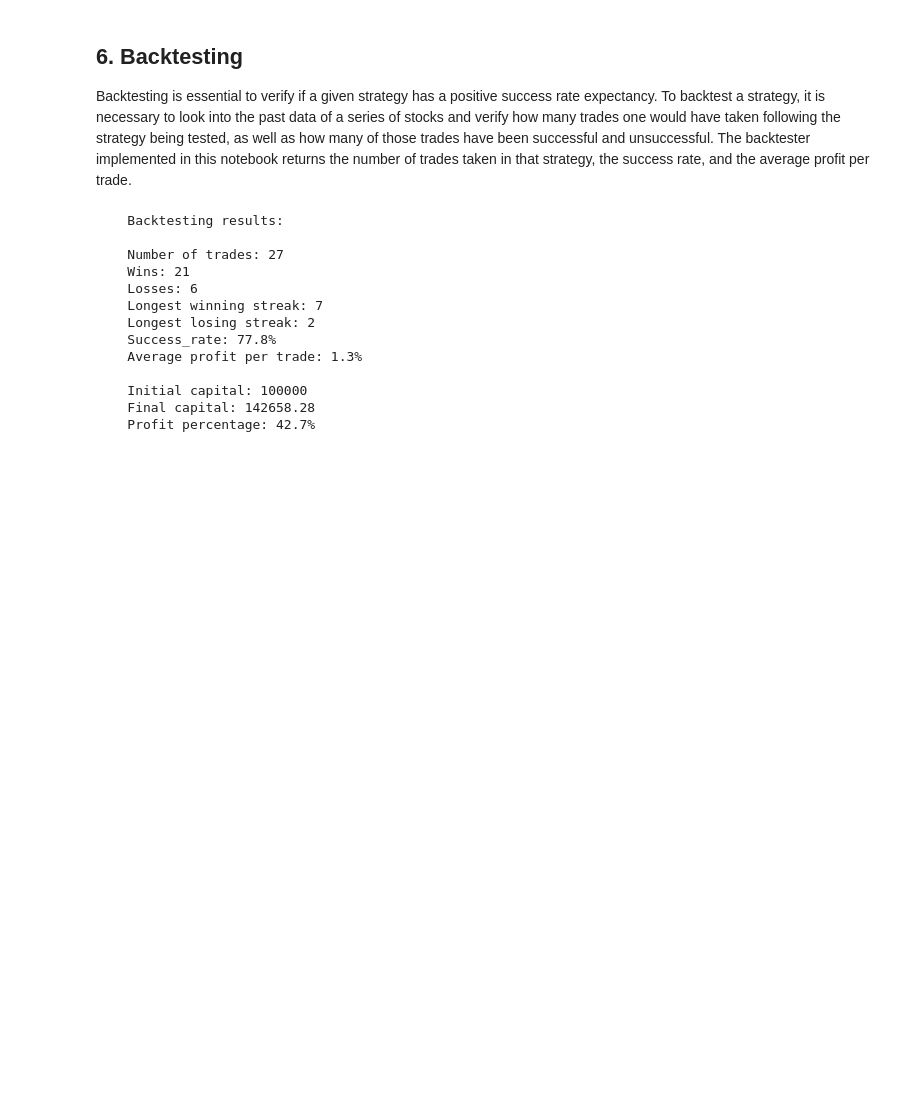
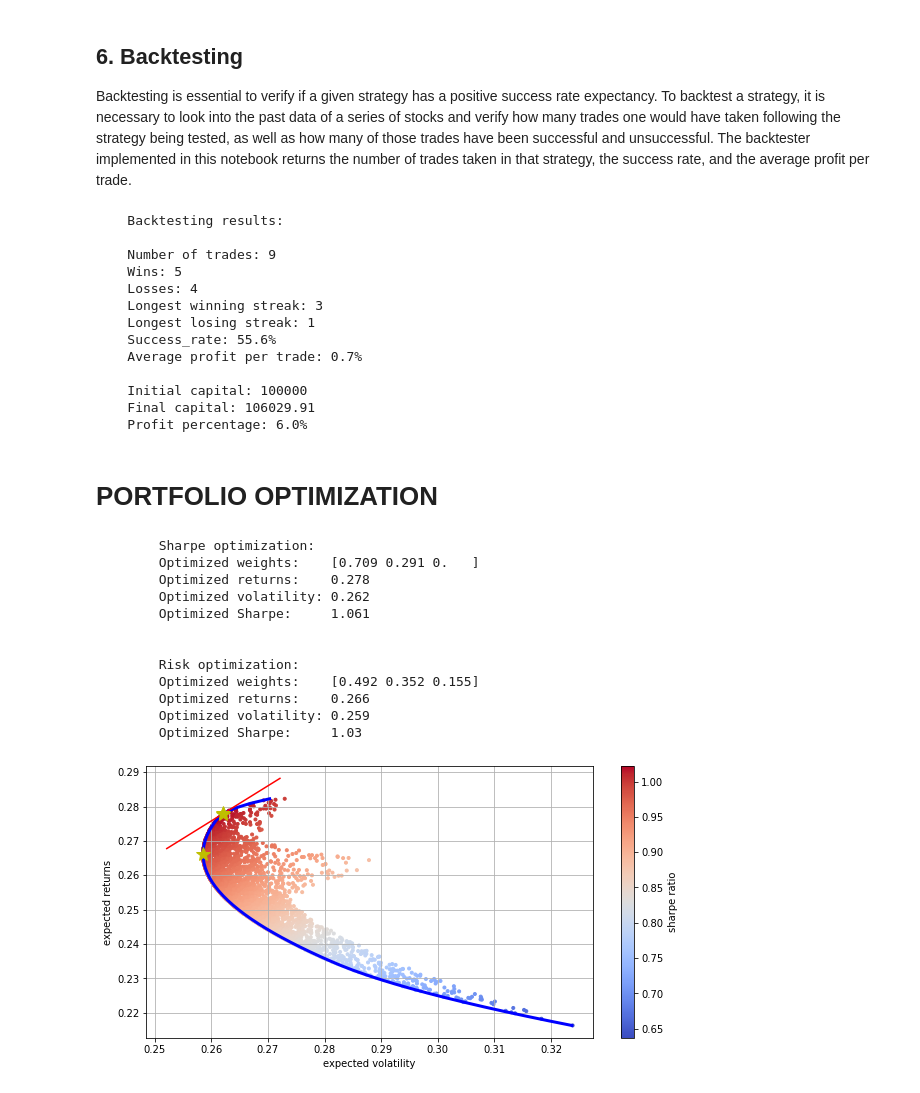
Before and after one commit to JoaoLuis92/Investments, a Jupyter notebook: Investments.ipynb, the cells around one changed output. Cells and saved outputs as stored; diff of their text form; code cells hidden in the pictures; blank space fills up the shorter version.

```diff
--- a/Investments.ipynb
+++ b/Investments.ipynb
@@ -176,18 +163,36 @@ compare_stocks(Stock_lists.strong_stocks[0:10])
 
 Backtesting is essential to verify if a given strategy has a positive success rate expectancy. To backtest a strategy, it is necessary to look into the past data of a series of stocks and verify how many trades one would have taken following the strategy being tested, as well as how many of those trades have been successful and unsuccessful. The backtester implemented in this notebook returns the number of trades taken in that strategy, the success rate, and the average profit per trade.
 # %%
-backtest_MACD_crossover(Stock_lists.strong_stocks[0:10], 100000, 1, 2)
+backtest_MACD_crossover(Diversification.diversified_stocks, 100000, 1, 2)
 # %% [output]
     Backtesting results:
 
-    Number of trades: 27
-    Wins: 21
-    Losses: 6
-    Longest winning streak: 7
-    Longest losing streak: 2
-    Success_rate: 77.8%
-    Average profit per trade: 1.3%
+    Number of trades: 9
+    Wins: 5
+    Losses: 4
+    Longest winning streak: 3
+    Longest losing streak: 1
+    Success_rate: 55.6%
+    Average profit per trade: 0.7%
 
     Initial capital: 100000
-    Final capital: 142658.28
-    Profit percentage: 42.7%
+    Final capital: 106029.91
+    Profit percentage: 6.0%
+# %% [markdown]
+# PORTFOLIO OPTIMIZATION
+# %%
+Portfolio(["MSFT", "AAPL", "AMZN"], rf = 0.01).optimize_portfolio()
+# %% [output]
+        Sharpe optimization:
+        Optimized weights:    [0.709 0.291 0.   ]
+        Optimized returns:    0.278
+        Optimized volatility: 0.262
+        Optimized Sharpe:     1.061
+
+
+        Risk optimization:
+        Optimized weights:    [0.492 0.352 0.155]
+        Optimized returns:    0.266
+        Optimized volatility: 0.259
+        Optimized Sharpe:     1.03
+[figure, added]
```
Also changed, not shown: parts of 11 cells of this notebook, 5 other files.
